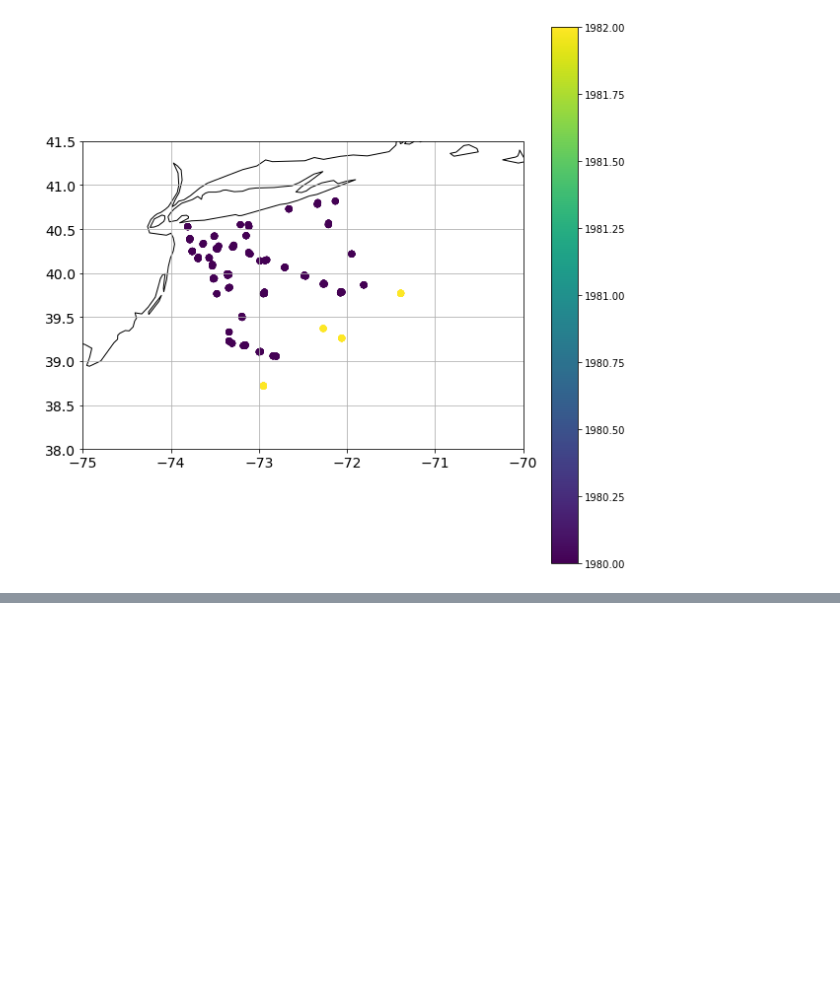
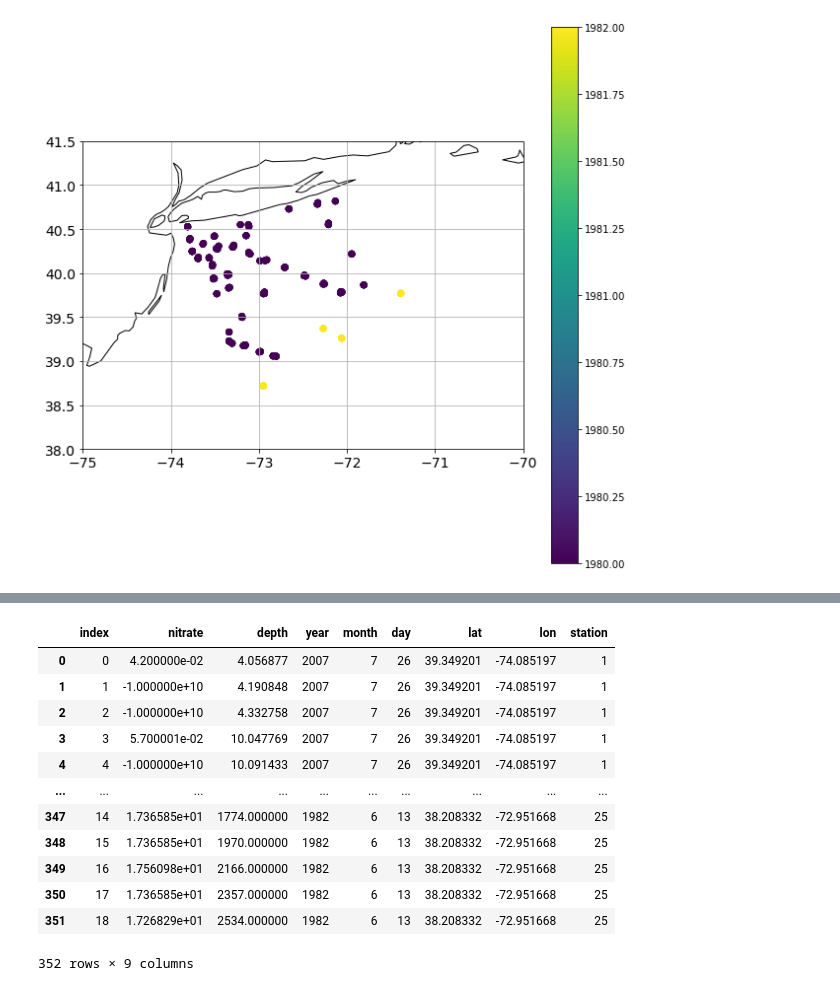
Before and after one commit to lagruenburg/SpringBloom_Stratification, a Jupyter notebook: Nutrients/NPS.ipynb, the cells around one changed output, grey strips where cells are left out. Cells and saved outputs as stored; diff of their text form; code cells hidden in the pictures; blank space fills up the shorter version.

Commit message:
updated nitrate

```diff
--- a/Nutrients/NPS.ipynb
+++ b/Nutrients/NPS.ipynb
@@ -143,12 +141,15 @@ data2 = pn.DataFrame(data = array.Phosphate, columns = ['phosphate'])
 # %%
+# First set up the dataframe with the initial netcdf
+array = xr.open_dataset("/Users/nyelab/Downloads/ocldb1625068365.21208.OSD/wod_013574410O.nc")
+datan = pn.DataFrame(data = array.Nitrate, columns = ['nitrate'])
 k=1
-data2['depth'] = array.z.values
+datan['depth'] = array.z.values
 year = pn.to_datetime(array.time.values).year
 month = pn.to_datetime(array.time.values).month
 day = pn.to_datetime(array.time.values).day
-data2['year']=year
-data2['month']=month
-data2['day']=day
-data2['lat']=array.lat.values
-data2['lon']=array.lon.values
-data2['station']=k
+datan['year']=year
+datan['month']=month
+datan['day']=day
+datan['lat']=array.lat.values
+datan['lon']=array.lon.values
+datan['station']=k
@@ -156,0 +156,39 @@ data2
+# %%
+# Next cycle through all netcdfs and append new data to the dataframe
+k=2
+for i in os.listdir("/Users/nyelab/Downloads/ocldb1625068365.21208.OSD/"):
+    if i.startswith("wo"):
+        string = '/Users/nyelab/Downloads/ocldb1625068365.21208.OSD/'+i
+        array = xr.open_dataset(string)
+        data2n = pn.DataFrame(data = array.Nitrate, columns = ['nitrate'])
+        data2n['depth'] = array.z.values
+        year = pn.to_datetime(array.time.values).year
+        month = pn.to_datetime(array.time.values).month
+        day = pn.to_datetime(array.time.values).day
+        data2n['year']=year
+        data2n['month']=month
+        data2n['day']=day
+        data2n['lat']=array.lat.values
+        data2n['lon']=array.lon.values
+        data2n['station']=k
+        k=k+1
+        datan = datan.append(data2n)
+        array.close()
+# %%
+# index needed to be reset
+datan = datan.reset_index()
+datan
+# %% [output]
+|  | index | nitrate | depth | year | month | day | lat | lon | station |
+| 0 | 0 | 4.200000e-02 | 4.056877 | 2007 | 7 | 26 | 39.349201 | -74.085197 | 1 |
+| 1 | 1 | -1.000000e+10 | 4.190848 | 2007 | 7 | 26 | 39.349201 | -74.085197 | 1 |
+| 2 | 2 | -1.000000e+10 | 4.332758 | 2007 | 7 | 26 | 39.349201 | -74.085197 | 1 |
+| 3 | 3 | 5.700001e-02 | 10.047769 | 2007 | 7 | 26 | 39.349201 | -74.085197 | 1 |
+| 4 | 4 | -1.000000e+10 | 10.091433 | 2007 | 7 | 26 | 39.349201 | -74.085197 | 1 |
+| ... | ... | ... | ... | ... | ... | ... | ... | ... | ... |
+| 347 | 14 | 1.736585e+01 | 1774.000000 | 1982 | 6 | 13 | 38.208332 | -72.951668 | 25 |
+| 348 | 15 | 1.736585e+01 | 1970.000000 | 1982 | 6 | 13 | 38.208332 | -72.951668 | 25 |
+| 349 | 16 | 1.756098e+01 | 2166.000000 | 1982 | 6 | 13 | 38.208332 | -72.951668 | 25 |
+| 350 | 17 | 1.736585e+01 | 2357.000000 | 1982 | 6 | 13 | 38.208332 | -72.951668 | 25 |
+| 351 | 18 | 1.726829e+01 | 2534.000000 | 1982 | 6 | 13 | 38.208332 | -72.951668 | 25 |
+352 rows × 9 columns
```
Also changed, not shown: parts of 7 cells of this notebook.
